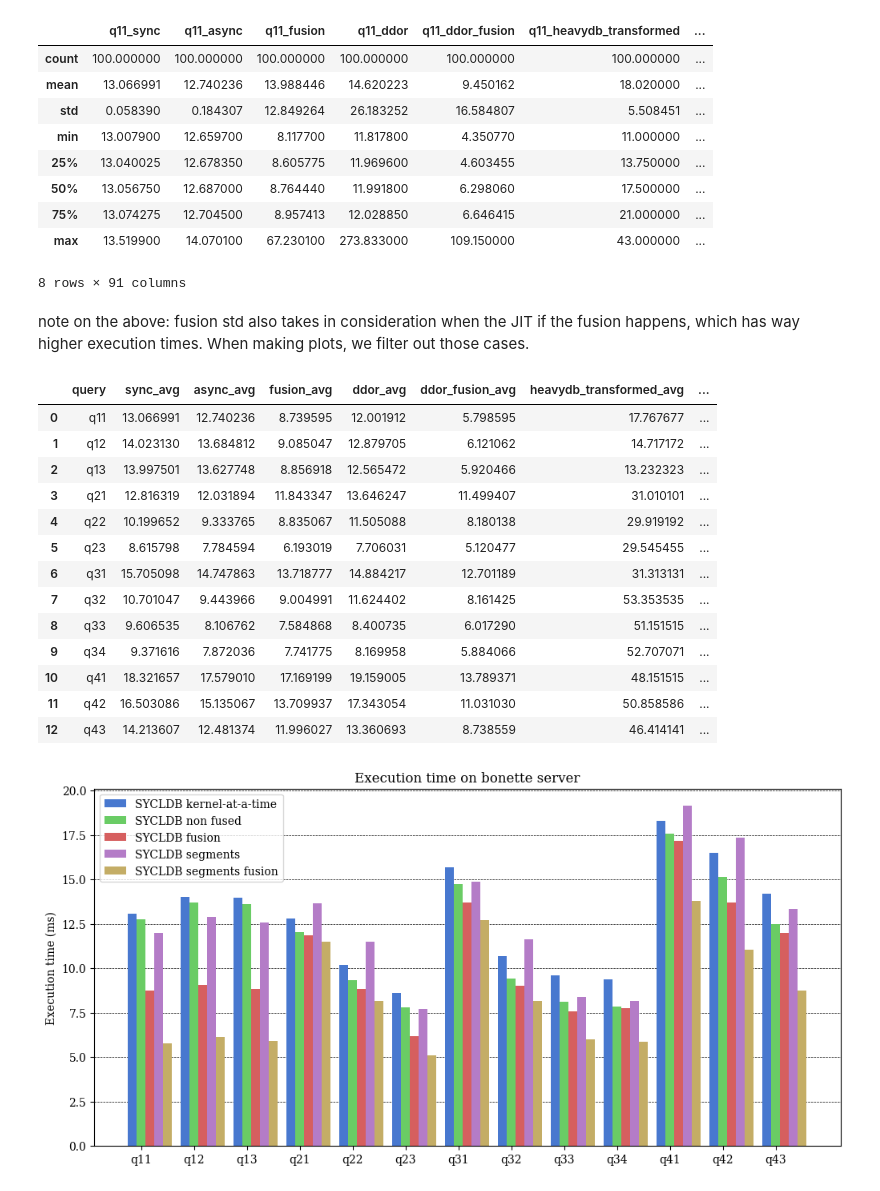
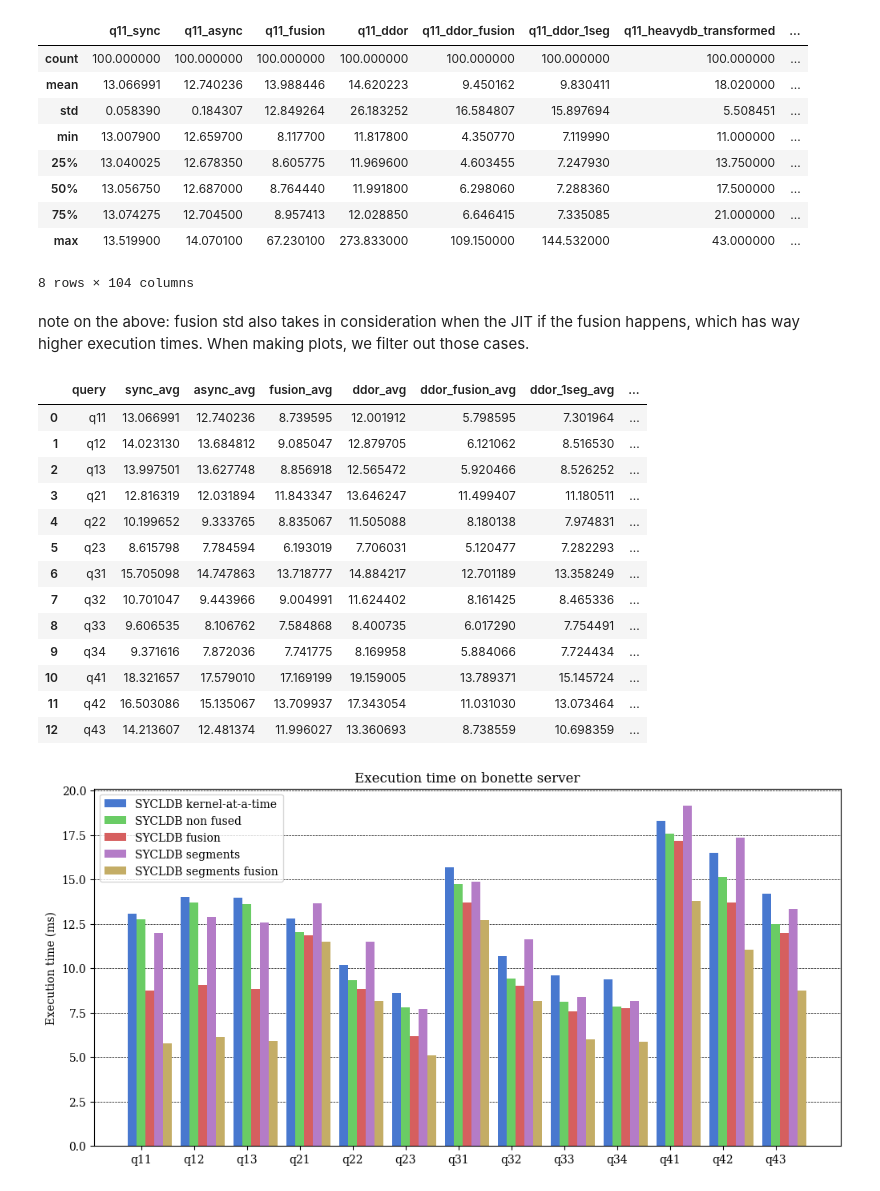
Before and after one commit to Maestro-Zacht/sycldb-calcite-executor, a Jupyter notebook: performances/perf.ipynb, the cells around one changed output. Cells and saved outputs as stored; diff of their text form; code cells hidden in the pictures.

```diff
--- a/performances/perf.ipynb
+++ b/performances/perf.ipynb
@@ -37,34 +37,41 @@ def plot_data(comparison_df, labels_mappings, title=None):
 # %%
 results = pd.DataFrame()
 for q in queries:
     data_sync = pd.read_csv(f'{q}-performance-sync.log', header=None, names=['execution_time_ms'])
     data_async = pd.read_csv(f'{q}-performance.log', header=None, names=['execution_time_ms'])
     data_fusion = pd.read_csv(f'{q}-performance-fusion.log', header=None, names=['execution_time_ms'])
+
     data_ddor = pd.read_csv(f'{q}-performance-ddor.log', header=None, names=['execution_time_ms'])
     data_ddor_fusion = pd.read_csv(f'{q}-performance-ddor-fusion.log', header=None, names=['execution_time_ms'])
+    data_ddor_1seg = pd.read_csv(f'{q}-performance-ddor-1seg.log', header=None, names=['execution_time_ms'])
+
     data_heavydb_transformed = pd.read_csv(f'heavydb_perf/transformed/{q}.txt', header=None, names=['execution_time_ms'])
     data_heavydb_original = pd.read_csv(f'heavydb_perf/original/{q}.txt', header=None, names=['execution_time_ms'])
 
     results[f'{q}_sync'] = data_sync['execution_time_ms']
     results[f'{q}_async'] = data_async['execution_time_ms']
     results[f'{q}_fusion'] = data_fusion['execution_time_ms']
+
     results[f'{q}_ddor'] = data_ddor['execution_time_ms']
     results[f'{q}_ddor_fusion'] = data_ddor_fusion['execution_time_ms']
+    results[f'{q}_ddor_1seg'] = data_ddor_1seg['execution_time_ms']
+
+
     results[f'{q}_heavydb_transformed'] = data_heavydb_transformed['execution_time_ms']
     results[f'{q}_heavydb_original'] = data_heavydb_original['execution_time_ms']
 
 results.describe()
 # %% [output]
-|  | q11_sync | q11_async | q11_fusion | q11_ddor | q11_ddor_fusion | q11_heavydb_transformed | ... |
-| count | 100.000000 | 100.000000 | 100.000000 | 100.000000 | 100.000000 | 100.000000 | ... |
-| mean | 13.066991 | 12.740236 | 13.988446 | 14.620223 | 9.450162 | 18.020000 | ... |
-| std | 0.058390 | 0.184307 | 12.849264 | 26.183252 | 16.584807 | 5.508451 | ... |
-| min | 13.007900 | 12.659700 | 8.117700 | 11.817800 | 4.350770 | 11.000000 | ... |
-| 25% | 13.040025 | 12.678350 | 8.605775 | 11.969600 | 4.603455 | 13.750000 | ... |
-| 50% | 13.056750 | 12.687000 | 8.764440 | 11.991800 | 6.298060 | 17.500000 | ... |
-| 75% | 13.074275 | 12.704500 | 8.957413 | 12.028850 | 6.646415 | 21.000000 | ... |
-| max | 13.519900 | 14.070100 | 67.230100 | 273.833000 | 109.150000 | 43.000000 | ... |
+|  | q11_sync | q11_async | q11_fusion | q11_ddor | q11_ddor_fusion | q11_ddor_1seg | q11_heavydb_transformed | ... |
+| count | 100.000000 | 100.000000 | 100.000000 | 100.000000 | 100.000000 | 100.000000 | 100.000000 | ... |
+| mean | 13.066991 | 12.740236 | 13.988446 | 14.620223 | 9.450162 | 9.830411 | 18.020000 | ... |
+| std | 0.058390 | 0.184307 | 12.849264 | 26.183252 | 16.584807 | 15.897694 | 5.508451 | ... |
+| min | 13.007900 | 12.659700 | 8.117700 | 11.817800 | 4.350770 | 7.119990 | 11.000000 | ... |
+| 25% | 13.040025 | 12.678350 | 8.605775 | 11.969600 | 4.603455 | 7.247930 | 13.750000 | ... |
+| 50% | 13.056750 | 12.687000 | 8.764440 | 11.991800 | 6.298060 | 7.288360 | 17.500000 | ... |
+| 75% | 13.074275 | 12.704500 | 8.957413 | 12.028850 | 6.646415 | 7.335085 | 21.000000 | ... |
+| max | 13.519900 | 14.070100 | 67.230100 | 273.833000 | 109.150000 | 144.532000 | 43.000000 | ... |
-8 rows × 91 columns
+8 rows × 104 columns
 # %% [markdown]
 note on the above: fusion std also takes in consideration when the JIT if the fusion happens, which has way higher execution times. When making plots, we filter out those cases.
 # %%
@@ -76,6 +83,8 @@ for q in queries:
     fusion_avg = results[results[f'{q}_fusion'] < 20.0][f'{q}_fusion'].mean()
     ddor_avg = results[results[f'{q}_ddor'] < 20.0][f'{q}_ddor'].mean()
     ddor_fusion_avg = results[results[f'{q}_ddor_fusion'] < 20.0][f'{q}_ddor_fusion'].mean()
+    ddor_1seg_avg = results[results[f'{q}_ddor_1seg'] < 20.0][f'{q}_ddor_1seg'].mean()
+
     heavydb_transformed_avg = results[1:][f'{q}_heavydb_transformed'].mean()
     heavydb_original_avg = results[1:][f'{q}_heavydb_original'].mean()
     speedup_async = (sync_avg - async_avg) / sync_avg
@@ -90,10 +99,14 @@ for q in queries:
         'sync_avg': sync_avg,
         'async_avg': async_avg,
         'fusion_avg': fusion_avg,
+
         'ddor_avg': ddor_avg,
         'ddor_fusion_avg': ddor_fusion_avg,
+        'ddor_1seg_avg': ddor_1seg_avg,
+
         'heavydb_transformed_avg': heavydb_transformed_avg,
         'heavydb_original_avg': heavydb_original_avg,
+
         'async_sync': speedup_async * 100,
         'fusion_sync': speedup_fusion * 100,
         'fusion_async': fusion_async * 100,
@@ -105,20 +118,20 @@ comparison = pd.DataFrame(comparison)
 # comparison.set_index('query', inplace=True)
 comparison
 # %% [output]
-|  | query | sync_avg | async_avg | fusion_avg | ddor_avg | ddor_fusion_avg | heavydb_transformed_avg | ... |
-| 0 | q11 | 13.066991 | 12.740236 | 8.739595 | 12.001912 | 5.798595 | 17.767677 | ... |
-| 1 | q12 | 14.023130 | 13.684812 | 9.085047 | 12.879705 | 6.121062 | 14.717172 | ... |
-| 2 | q13 | 13.997501 | 13.627748 | 8.856918 | 12.565472 | 5.920466 | 13.232323 | ... |
-| 3 | q21 | 12.816319 | 12.031894 | 11.843347 | 13.646247 | 11.499407 | 31.010101 | ... |
-| 4 | q22 | 10.199652 | 9.333765 | 8.835067 | 11.505088 | 8.180138 | 29.919192 | ... |
-| 5 | q23 | 8.615798 | 7.784594 | 6.193019 | 7.706031 | 5.120477 | 29.545455 | ... |
-| 6 | q31 | 15.705098 | 14.747863 | 13.718777 | 14.884217 | 12.701189 | 31.313131 | ... |
-| 7 | q32 | 10.701047 | 9.443966 | 9.004991 | 11.624402 | 8.161425 | 53.353535 | ... |
-| 8 | q33 | 9.606535 | 8.106762 | 7.584868 | 8.400735 | 6.017290 | 51.151515 | ... |
-| 9 | q34 | 9.371616 | 7.872036 | 7.741775 | 8.169958 | 5.884066 | 52.707071 | ... |
-| 10 | q41 | 18.321657 | 17.579010 | 17.169199 | 19.159005 | 13.789371 | 48.151515 | ... |
-| 11 | q42 | 16.503086 | 15.135067 | 13.709937 | 17.343054 | 11.031030 | 50.858586 | ... |
-| 12 | q43 | 14.213607 | 12.481374 | 11.996027 | 13.360693 | 8.738559 | 46.414141 | ... |
+|  | query | sync_avg | async_avg | fusion_avg | ddor_avg | ddor_fusion_avg | ddor_1seg_avg | ... |
+| 0 | q11 | 13.066991 | 12.740236 | 8.739595 | 12.001912 | 5.798595 | 7.301964 | ... |
+| 1 | q12 | 14.023130 | 13.684812 | 9.085047 | 12.879705 | 6.121062 | 8.516530 | ... |
+| 2 | q13 | 13.997501 | 13.627748 | 8.856918 | 12.565472 | 5.920466 | 8.526252 | ... |
+| 3 | q21 | 12.816319 | 12.031894 | 11.843347 | 13.646247 | 11.499407 | 11.180511 | ... |
+| 4 | q22 | 10.199652 | 9.333765 | 8.835067 | 11.505088 | 8.180138 | 7.974831 | ... |
+| 5 | q23 | 8.615798 | 7.784594 | 6.193019 | 7.706031 | 5.120477 | 7.282293 | ... |
+| 6 | q31 | 15.705098 | 14.747863 | 13.718777 | 14.884217 | 12.701189 | 13.358249 | ... |
+| 7 | q32 | 10.701047 | 9.443966 | 9.004991 | 11.624402 | 8.161425 | 8.465336 | ... |
+| 8 | q33 | 9.606535 | 8.106762 | 7.584868 | 8.400735 | 6.017290 | 7.754491 | ... |
+| 9 | q34 | 9.371616 | 7.872036 | 7.741775 | 8.169958 | 5.884066 | 7.724434 | ... |
+| 10 | q41 | 18.321657 | 17.579010 | 17.169199 | 19.159005 | 13.789371 | 15.145724 | ... |
+| 11 | q42 | 16.503086 | 15.135067 | 13.709937 | 17.343054 | 11.031030 | 13.073464 | ... |
+| 12 | q43 | 14.213607 | 12.481374 | 11.996027 | 13.360693 | 8.738559 | 10.698359 | ... |
 # %%
 labels_mapping = {
     # 'heavydb_original_avg': 'HeavyDB',
```
Also changed, not shown: parts of 1 cell of this notebook, 13 other files.
